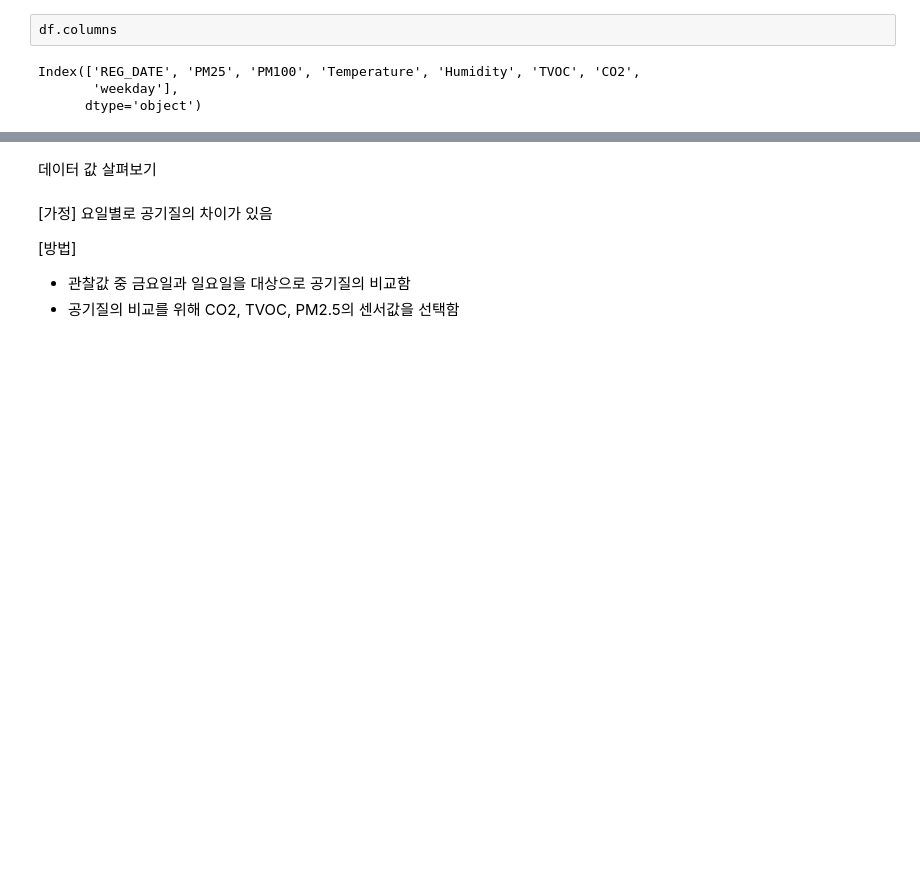
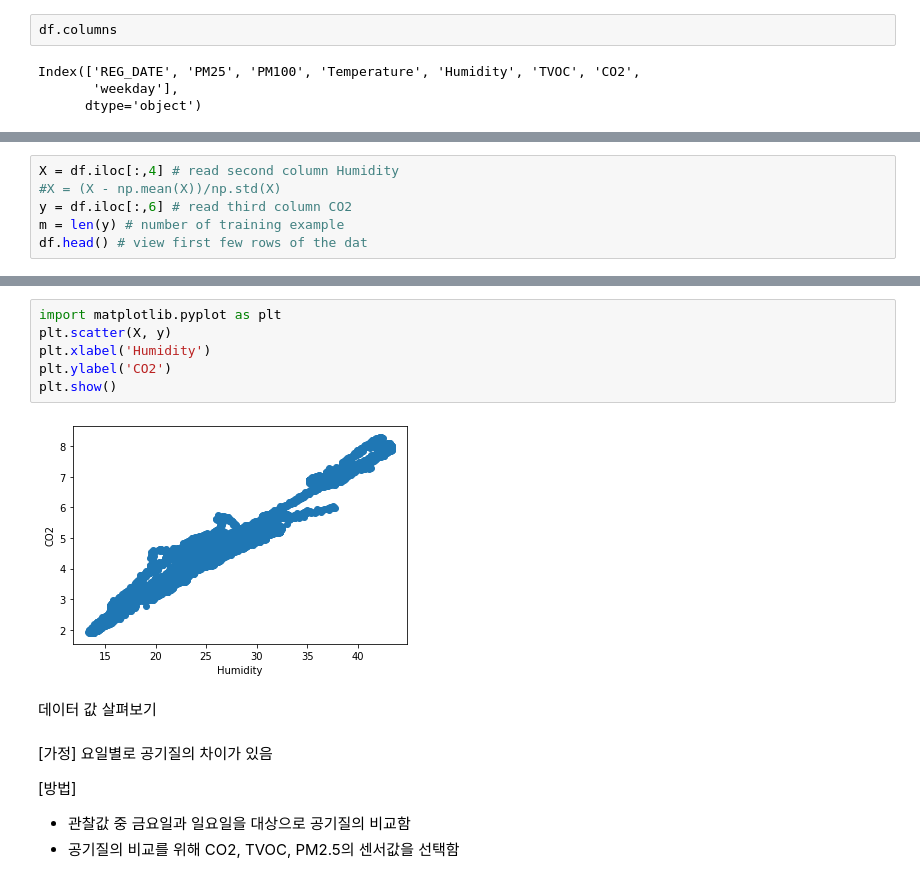
Before and after one commit to iceman67/DataAnalysis, a Jupyter notebook: CSV_Data_Processing.ipynb, the cells around one changed output, grey strips where cells are left out. Saved outputs shown, nothing was run; the diff lists cells and outputs as text; blank space fills up the shorter version.

```diff
--- a/CSV_Data_Processing.ipynb
+++ b/CSV_Data_Processing.ipynb
@@ -83,0 +105,6 @@ Index(['REG_DATE', 'PM25', 'PM100', 'Temperature', 'Humidity', 'TVOC', 'CO2',
+# %%
+X = df.iloc[:,4] # read second column Humidity
+#X = (X - np.mean(X))/np.std(X)
+y = df.iloc[:,6] # read third column CO2
+m = len(y) # number of training example
+df.head() # view first few rows of the dat
@@ -84,3 +118,11 @@ Index(['REG_DATE', 'PM25', 'PM100', 'Temperature', 'Humidity', 'TVOC', 'CO2',
+# %%
+import matplotlib.pyplot as plt
+plt.scatter(X, y)
+plt.xlabel('Humidity')
+plt.ylabel('CO2')
+plt.show()
+# %% [output]
+[figure, added]
 # %% [markdown]
 데이터 값 살펴보기
 # %% [markdown]
```
Also changed, not shown: parts of 31 cells of this notebook.
